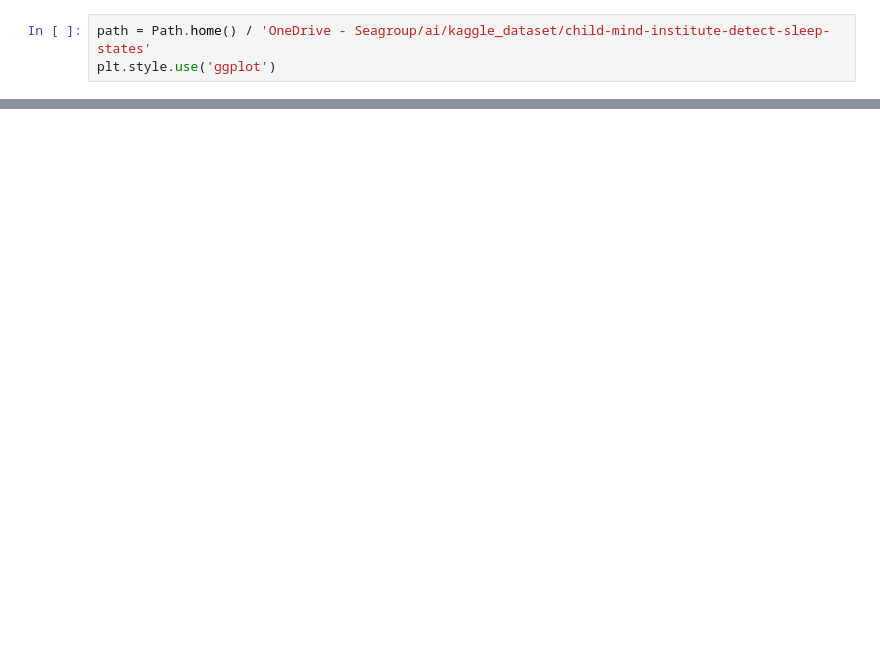
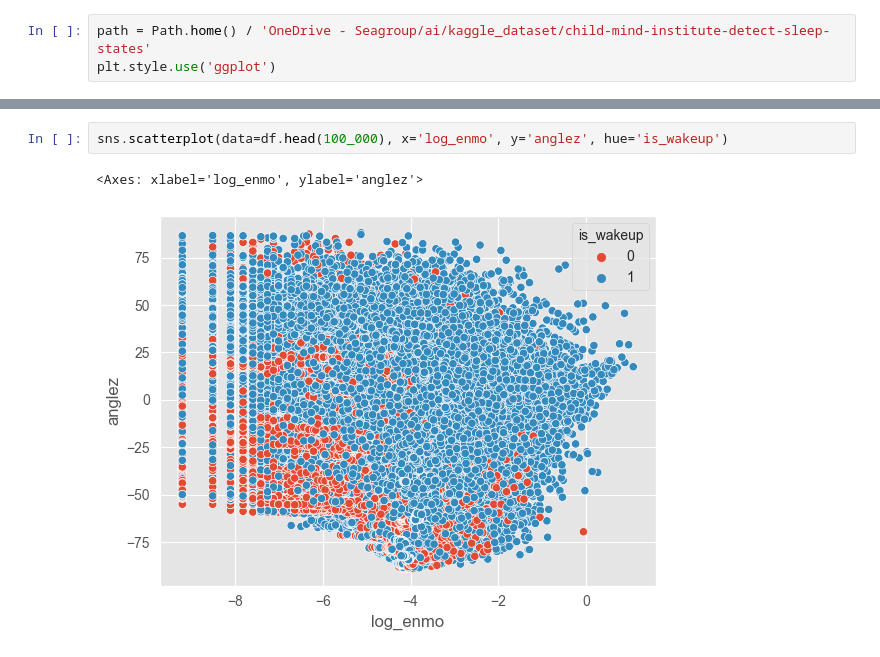
Before and after one commit to kevinkhang2909/ML-learning-journey, a Jupyter notebook: kaggle/eda.ipynb, the cells around one changed output, grey strips where cells are left out. Saved outputs shown, nothing was run; the diff lists cells and outputs as text; blank space fills up the shorter version.

```diff
--- a/kaggle/eda.ipynb
+++ b/kaggle/eda.ipynb
@@ -35,0 +45,5 @@ shape: (127_946_340, 8)
+# %%
+sns.scatterplot(data=df.head(100_000), x='log_enmo', y='anglez', hue='is_wakeup')
+# %% [output]
+<Axes: xlabel='log_enmo', ylabel='anglez'>
+[figure, added]
```
Also changed, not shown: parts of 22 cells of this notebook, 3 other files.
